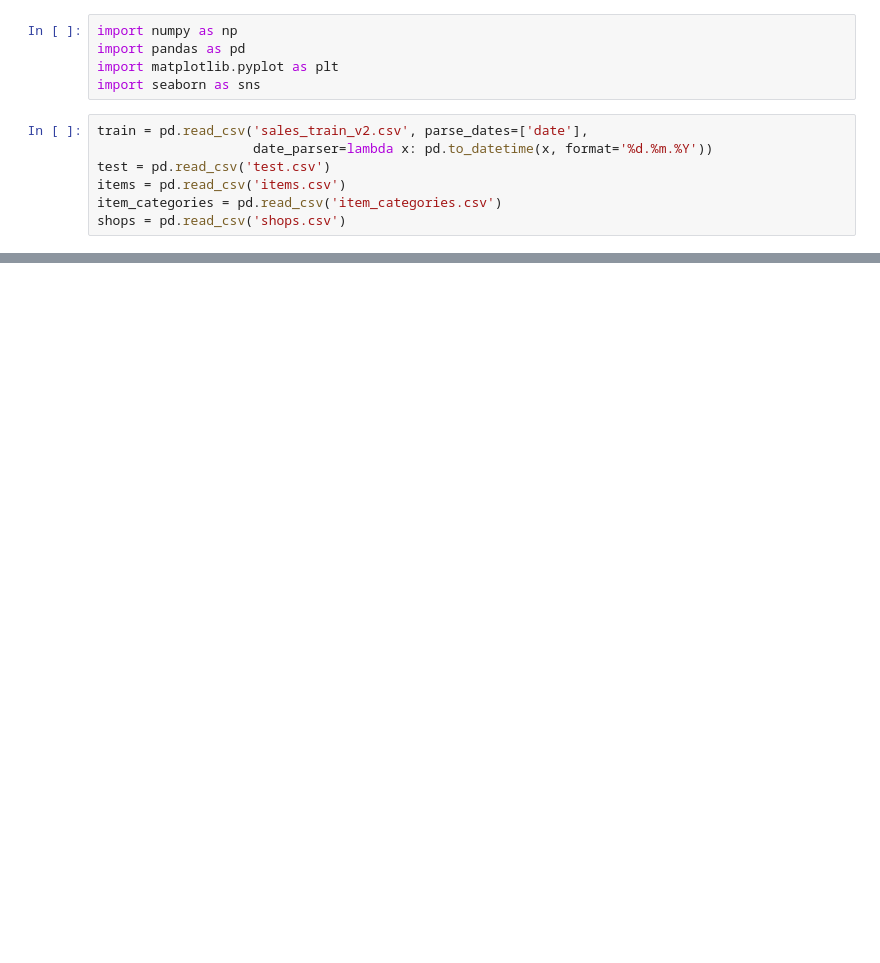
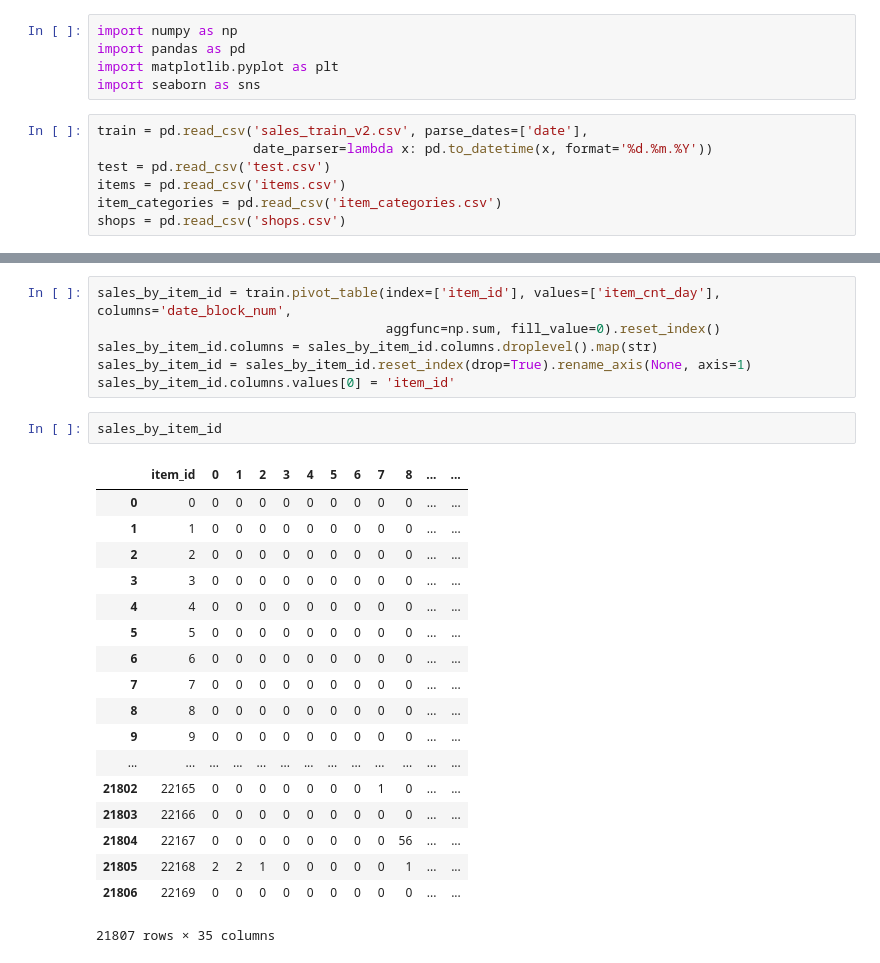
Before and after one commit to fadheladlansyah/kaggle-playground-future-sales, a Jupyter notebook: iamateur-future-sales.ipynb, the cells around one changed output, grey strips where cells are left out. Drawn from its saved outputs; the diff is of its cells as text; blank space fills up the shorter version.

```diff
--- a/iamateur-future-sales.ipynb
+++ b/iamateur-future-sales.ipynb
@@ -126,0 +86,27 @@ dtype: int64
+# %%
+sales_by_item_id = train.pivot_table(index=['item_id'], values=['item_cnt_day'], columns='date_block_num',
+                                     aggfunc=np.sum, fill_value=0).reset_index()
+sales_by_item_id.columns = sales_by_item_id.columns.droplevel().map(str)
+sales_by_item_id = sales_by_item_id.reset_index(drop=True).rename_axis(None, axis=1)
+sales_by_item_id.columns.values[0] = 'item_id'
+# %%
+sales_by_item_id
+# %% [output]
+|  | item_id | 0 | 1 | 2 | 3 | 4 | 5 | 6 | 7 | 8 | ... | ... |
+| 0 | 0 | 0 | 0 | 0 | 0 | 0 | 0 | 0 | 0 | 0 | ... | ... |
+| 1 | 1 | 0 | 0 | 0 | 0 | 0 | 0 | 0 | 0 | 0 | ... | ... |
+| 2 | 2 | 0 | 0 | 0 | 0 | 0 | 0 | 0 | 0 | 0 | ... | ... |
+| 3 | 3 | 0 | 0 | 0 | 0 | 0 | 0 | 0 | 0 | 0 | ... | ... |
+| 4 | 4 | 0 | 0 | 0 | 0 | 0 | 0 | 0 | 0 | 0 | ... | ... |
+| 5 | 5 | 0 | 0 | 0 | 0 | 0 | 0 | 0 | 0 | 0 | ... | ... |
+| 6 | 6 | 0 | 0 | 0 | 0 | 0 | 0 | 0 | 0 | 0 | ... | ... |
+| 7 | 7 | 0 | 0 | 0 | 0 | 0 | 0 | 0 | 0 | 0 | ... | ... |
+| 8 | 8 | 0 | 0 | 0 | 0 | 0 | 0 | 0 | 0 | 0 | ... | ... |
+| 9 | 9 | 0 | 0 | 0 | 0 | 0 | 0 | 0 | 0 | 0 | ... | ... |
+| ... | ... | ... | ... | ... | ... | ... | ... | ... | ... | ... | ... | ... |
+| 21802 | 22165 | 0 | 0 | 0 | 0 | 0 | 0 | 0 | 1 | 0 | ... | ... |
+| 21803 | 22166 | 0 | 0 | 0 | 0 | 0 | 0 | 0 | 0 | 0 | ... | ... |
+| 21804 | 22167 | 0 | 0 | 0 | 0 | 0 | 0 | 0 | 0 | 56 | ... | ... |
+| 21805 | 22168 | 2 | 2 | 1 | 0 | 0 | 0 | 0 | 0 | 1 | ... | ... |
+| 21806 | 22169 | 0 | 0 | 0 | 0 | 0 | 0 | 0 | 0 | 0 | ... | ... |
+21807 rows × 35 columns
```
Also changed, not shown: parts of 34 cells of this notebook.
